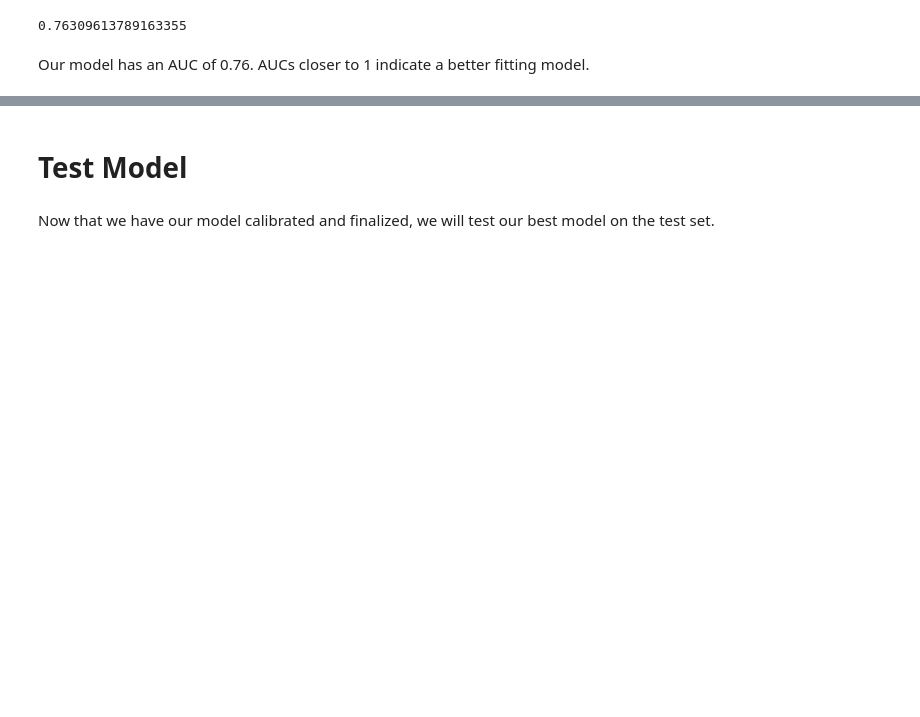
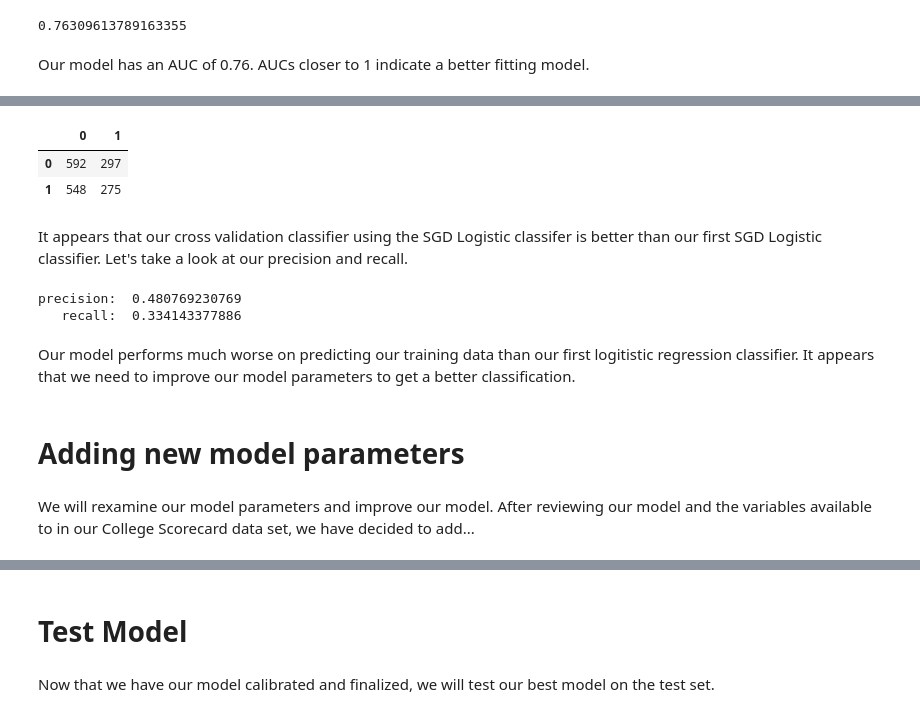
Before and after one commit to tymiguel/CollegeScorecard_ML, a Jupyter notebook: CollegeScorecard_Classification_Team_Sandbox.ipynb, the cells around one changed output, grey strips where cells are left out. Cells and saved outputs as stored; diff of their text form; code cells hidden in the pictures; blank space fills up the shorter version.

```diff
--- a/CollegeScorecard_Classification_Team_Sandbox.ipynb
+++ b/CollegeScorecard_Classification_Team_Sandbox.ipynb
@@ -407,0 +442,20 @@ Our model has an AUC of 0.76. AUCs closer to 1 indicate a better fitting model.
+# %%
+pd.DataFrame(confusion_matrix(train_target, train_predict_cvsgd))
+# %% [output]
+|  | 0 | 1 |
+| 0 | 592 | 297 |
+| 1 | 548 | 275 |
+# %% [markdown]
+It appears that our cross validation classifier using the SGD Logistic classifer is better than our first SGD Logistic classifier. Let's take a look at our precision and recall.
+# %%
+print("precision: ",precision_score(train_target, train_predict_cvsgd))
+print("   recall: ",   recall_score(train_target, train_predict_cvsgd))
+# %% [output]
+precision:  0.480769230769
+   recall:  0.334143377886
+# %% [markdown]
+Our model performs much worse on predicting our training data than our first logitistic regression classifier. It appears that we need to improve our model parameters to get a better classification.
+# %% [markdown]
+# Adding new model parameters
+# %% [markdown]
+We will rexamine our model parameters and improve our model. After reviewing our model and the variables available to in our College Scorecard data set, we have decided to add...
```
Also changed, not shown: parts of 16 cells of this notebook.
